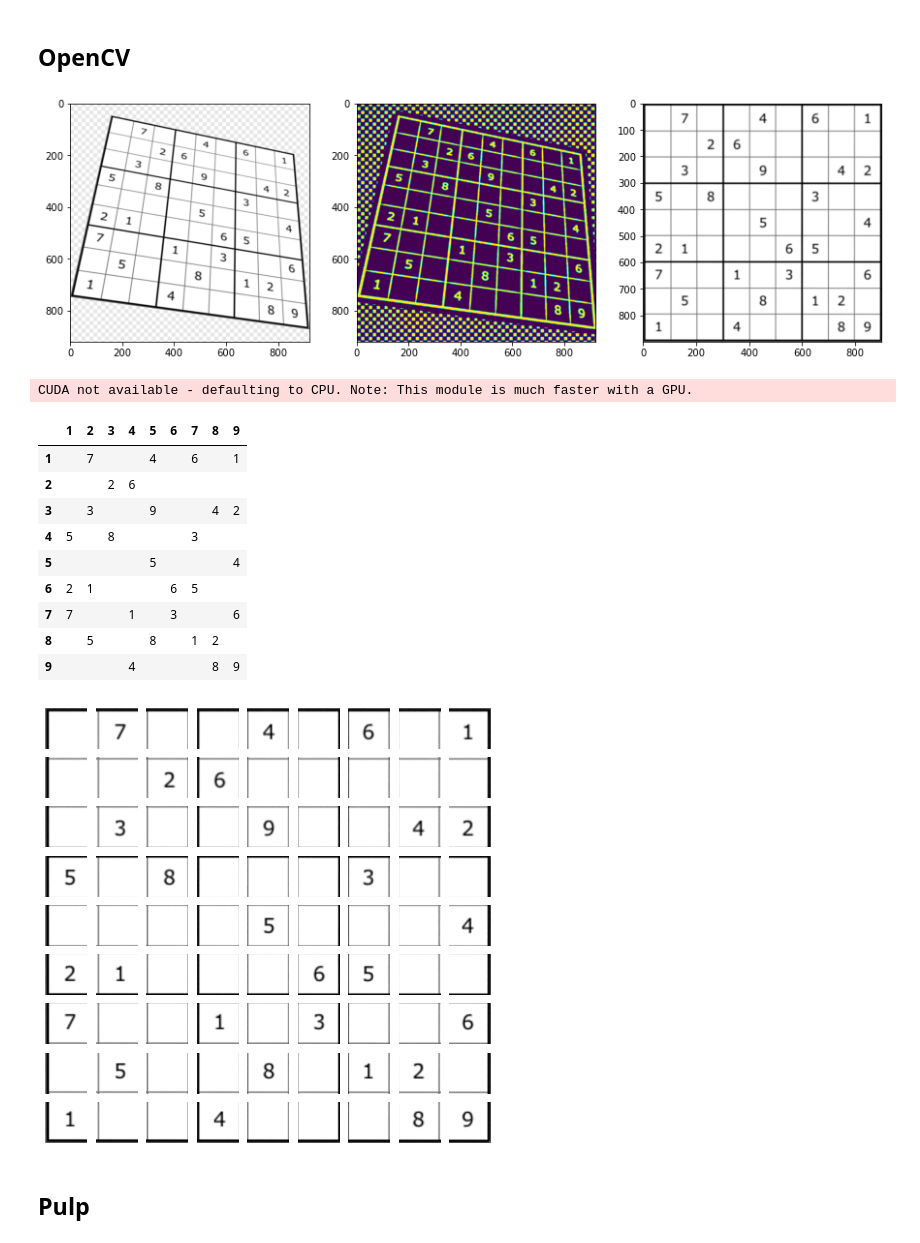
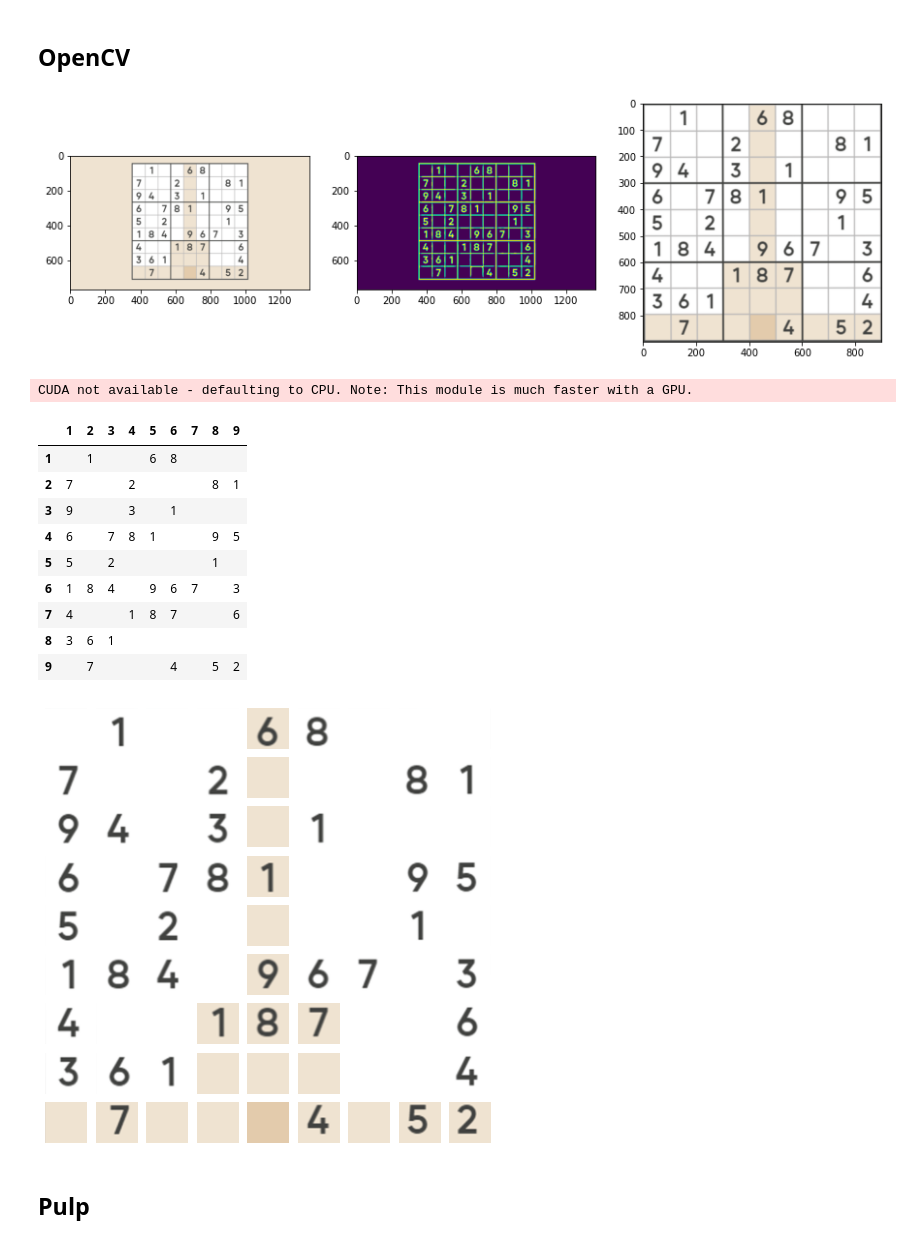
Before and after one commit to Rhinestone1337/sudoku-solver, a Jupyter notebook: sudoku solver.ipynb, the cells around one changed output. Saved outputs shown, nothing was run; the diff lists cells and outputs as text; code cells hidden in the pictures.

```diff
--- a/sudoku solver.ipynb
+++ b/sudoku solver.ipynb
@@ -10,12 +10,12 @@ import matplotlib.pyplot as plt
 ## OpenCV
 # %%
 # Открываем изображение с судоку
-img = cv2.imread('examples/7.png')
+img = cv2.imread('examples/9.png')
 
 # Находим контуры на изображении
 gray = cv2.cvtColor(img, cv2.COLOR_BGR2GRAY)
 blurry = cv2.GaussianBlur(gray, (5, 5), 5)
-thresh = cv2.adaptiveThreshold(blurry, 255, cv2.ADAPTIVE_THRESH_GAUSSIAN_C, cv2.THRESH_BINARY_INV,77,5)
+thresh = cv2.adaptiveThreshold(blurry, 255, cv2.ADAPTIVE_THRESH_GAUSSIAN_C, cv2.THRESH_BINARY_INV,57,5)
 grabs,_ = cv2.findContours(thresh, cv2.RETR_TREE, cv2.CHAIN_APPROX_SIMPLE)
 grabs = sorted(grabs, key=cv2.contourArea, reverse=True)
 
@@ -24,34 +24,34 @@ location = None
 for grab in grabs:
     approx = cv2.approxPolyDP(grab, 15, True)
     if len(approx) == 4:
         rect = np.zeros((4, 2), dtype = "float32")
         cutt = approx[:,0]
         s = cutt.sum(axis = 1)
 
         # Сортировка углов по часовой стрелке
         rect[0] = cutt[np.argmin(s)]
         rect[2] = cutt[np.argmax(s)]
         diff = np.diff(cutt, axis = 1)
         rect[1] = cutt[np.argmin(diff)]
         rect[3] = cutt[np.argmax(diff)]
         location = rect
         break
 
 # Создаём квадрат 900х900
 height = 900
 width = 900
 pts1 = np.float32([location[0], location[1], location[3], location[2]])
 pts2 = np.float32([[0, 0], [width, 0], [0, height], [width, height]])
 
 # Вписываем судоку в наш квадрат
 matrix = cv2.getPerspectiveTransform(pts1, pts2)
 board = cv2.warpPerspective(img, matrix, (width, height))
 
 fig, ax = plt.subplots(1,3, figsize=(15,15))
 for i, j in zip(range(len(ax)), [img, thresh, board]):
     ax[i].imshow(j)
 # %% [output]
-[figure, old version]
+[figure, new version]
 # %%
 # Загружаем модель OCR
 import easyocr
@@ -69,11 +69,12 @@ split = np.split(board, 9, axis=1)
 for col,j  in enumerate(split):
     digs = np.split(j, 9)
     for row,d in enumerate(digs):
+        d = d[10:90,10:90]
+        cv2.copyMakeBorder(d,10,10,10,10,cv2.BORDER_CONSTANT)
         ax[row][col].imshow(d)
         ax[row][col].axis('off')
 
         text = reader.readtext(d, allowlist='0123456789', detail=False)
-
         if len(text) > 0:
             df.iloc[row, col] = text[0]
             sudoku_map.append([text[0], str(row+1), str(col+1)])
@@ -83,16 +84,16 @@ df
 # %% [output]
 CUDA not available - defaulting to CPU. Note: This module is much faster with a GPU.
 |  | 1 | 2 | 3 | 4 | 5 | 6 | 7 | 8 | 9 |
-| 1 |  | 7 |  |  | 4 |  | 6 |  | 1 |
-| 2 |  |  | 2 | 6 |  |  |  |  |  |
-| 3 |  | 3 |  |  | 9 |  |  | 4 | 2 |
-| 4 | 5 |  | 8 |  |  |  | 3 |  |  |
-| 5 |  |  |  |  | 5 |  |  |  | 4 |
-| 6 | 2 | 1 |  |  |  | 6 | 5 |  |  |
-| 7 | 7 |  |  | 1 |  | 3 |  |  | 6 |
-| 8 |  | 5 |  |  | 8 |  | 1 | 2 |  |
-| 9 |  |  |  | 4 |  |  |  | 8 | 9 |
+| 1 |  | 1 |  |  | 6 | 8 |  |  |  |
+| 2 | 7 |  |  | 2 |  |  |  | 8 | 1 |
+| 3 | 9 |  |  | 3 |  | 1 |  |  |  |
+| 4 | 6 |  | 7 | 8 | 1 |  |  | 9 | 5 |
+| 5 | 5 |  | 2 |  |  |  |  | 1 |  |
+| 6 | 1 | 8 | 4 |  | 9 | 6 | 7 |  | 3 |
+| 7 | 4 |  |  | 1 | 8 | 7 |  |  | 6 |
+| 8 | 3 | 6 | 1 |  |  |  |  |  |  |
+| 9 |  | 7 |  |  |  | 4 |  | 5 | 2 |
-[figure, old version]
+[figure, new version]
 # %% [markdown]
 ## Pulp
 # %%
```
Also changed, not shown: parts of 1 cell of this notebook, 9 other files.
